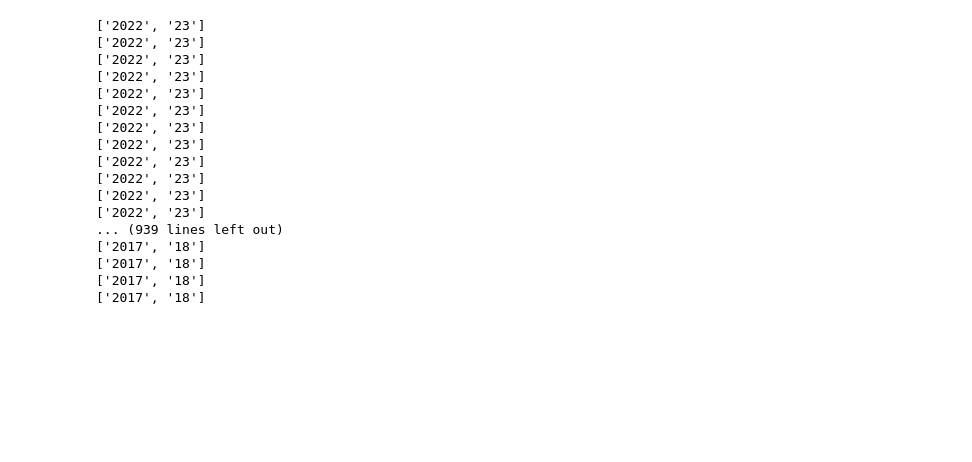
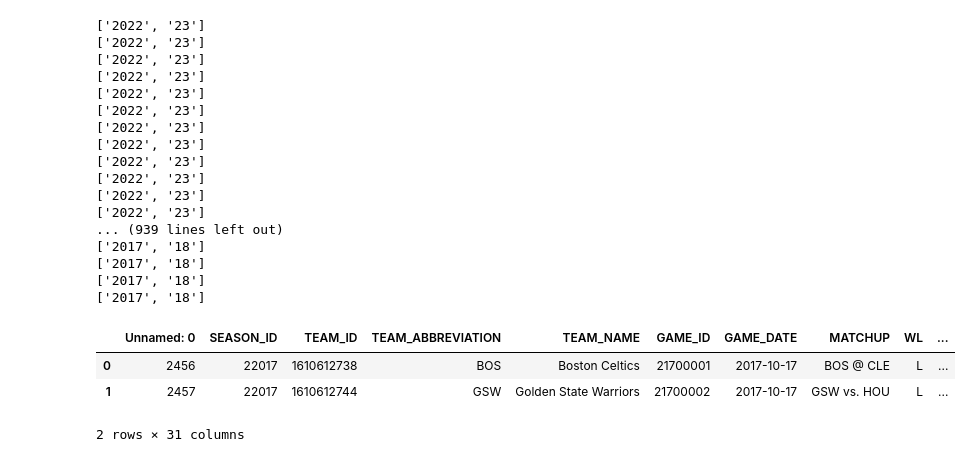
Before and after one commit to ArthurPatricio/Final_Project_Basketball_Game_Prediction, a Jupyter notebook: test_bench.ipynb, the cells around one changed output. Saved outputs shown, nothing was run; the diff lists cells and outputs as text; code cells hidden in the pictures; blank space fills up the shorter version.

```diff
--- a/test_bench.ipynb
+++ b/test_bench.ipynb
@@ -297,5 +297,12 @@ import requests
 import json
 
 df = pd.read_excel('games.xlsx')
+# %%
+df.head(2)
+# %% [output]
+|  | Unnamed: 0 | SEASON_ID | TEAM_ID | TEAM_ABBREVIATION | TEAM_NAME | GAME_ID | GAME_DATE | MATCHUP | WL | ... |
+| 0 | 2456 | 22017 | 1610612738 | BOS | Boston Celtics | 21700001 | 2017-10-17 | BOS @ CLE | L | ... |
+| 1 | 2457 | 22017 | 1610612744 | GSW | Golden State Warriors | 21700002 | 2017-10-17 | GSW vs. HOU | L | ... |
+2 rows × 31 columns
 # %%
 team_id = 1610612738
```
Also changed, not shown: parts of 4 cells of this notebook, 1 other file.
